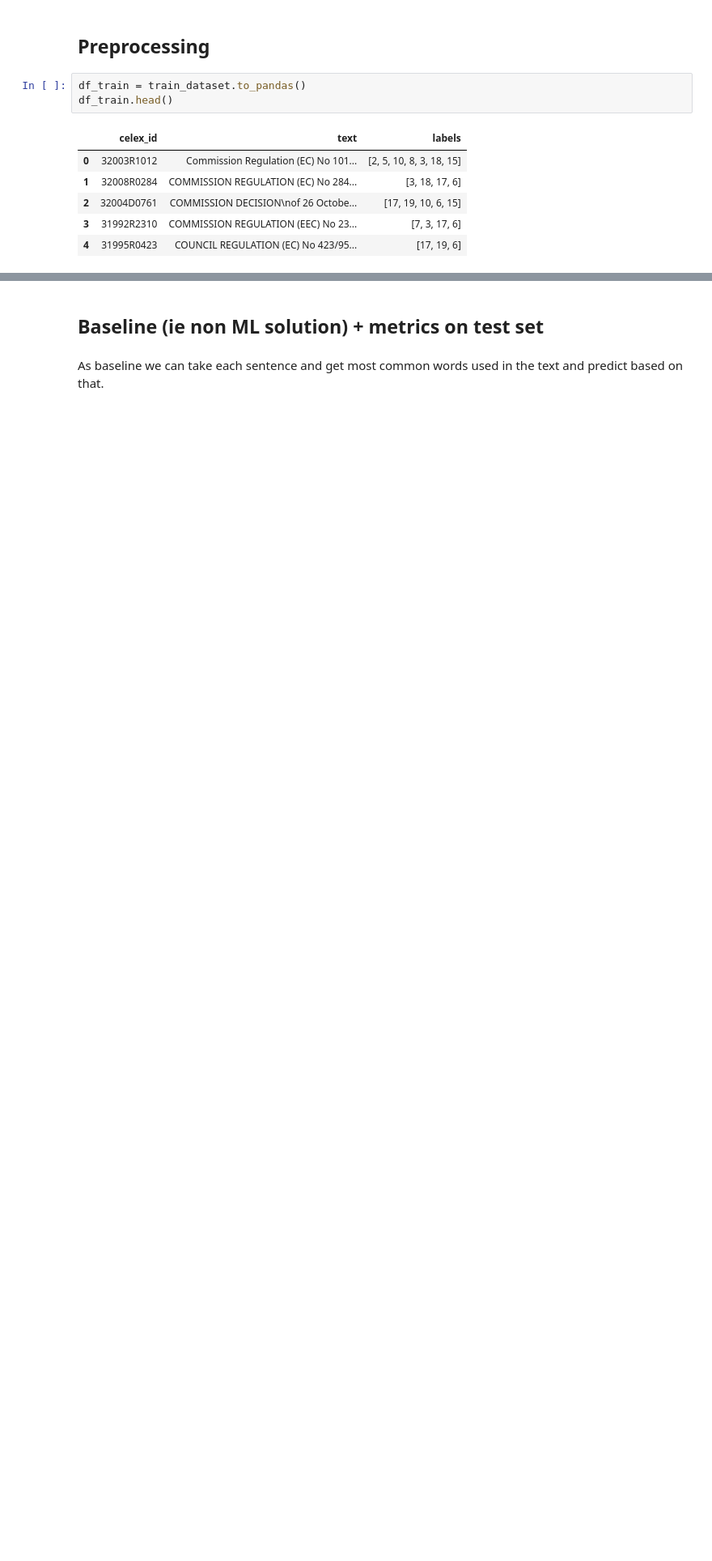
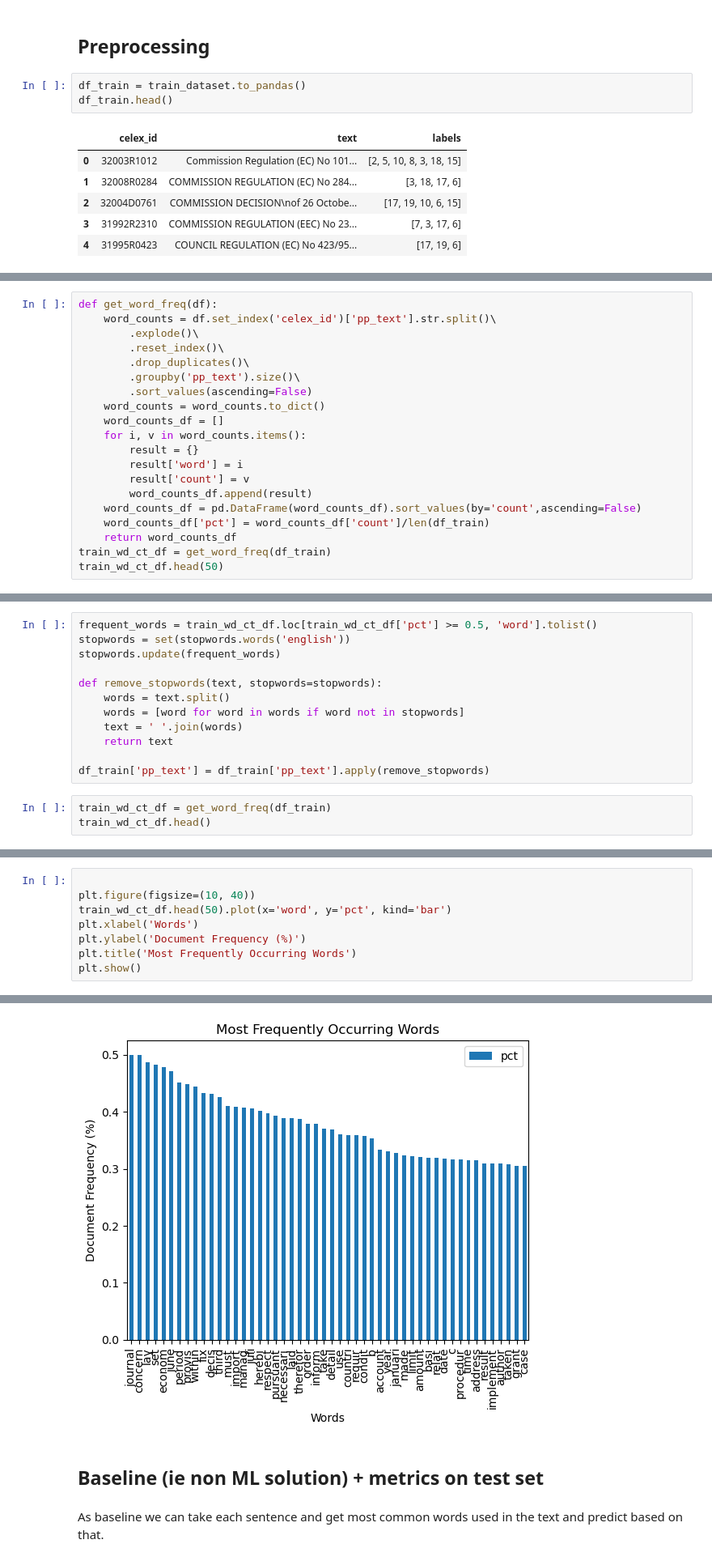
Before and after one commit to marcelo-ghia/NLP-MultiEUREX-multilabel-multiclass-classification, a Jupyter notebook: baseline.ipynb, the cells around one changed output, grey strips where cells are left out. Shown: that part at 81% size. Drawn from its saved outputs; the diff is of its cells as text; blank space fills up the shorter version.

```diff
--- a/baseline.ipynb
+++ b/baseline.ipynb
@@ -212,0 +217,20 @@ council regul ec februari amend regul eec lay respect hop amount aid produc harv
+# %%
+def get_word_freq(df):
+    word_counts = df.set_index('celex_id')['pp_text'].str.split()\
+        .explode()\
+        .reset_index()\
+        .drop_duplicates()\
+        .groupby('pp_text').size()\
+        .sort_values(ascending=False)
+    word_counts = word_counts.to_dict()
+    word_counts_df = []
+    for i, v in word_counts.items():
+        result = {}
+        result['word'] = i
+        result['count'] = v
+        word_counts_df.append(result)
+    word_counts_df = pd.DataFrame(word_counts_df).sort_values(by='count',ascending=False)
+    word_counts_df['pct'] = word_counts_df['count']/len(df_train)
+    return word_counts_df
+train_wd_ct_df = get_word_freq(df_train)
+train_wd_ct_df.head(50)
@@ -212,0 +257,15 @@ council regul ec februari amend regul eec lay respect hop amount aid produc harv
+# %%
+frequent_words = train_wd_ct_df.loc[train_wd_ct_df['pct'] >= 0.5, 'word'].tolist()
+stopwords = set(stopwords.words('english'))
+stopwords.update(frequent_words)
+
+def remove_stopwords(text, stopwords=stopwords):
+    words = text.split()
+    words = [word for word in words if word not in stopwords]
+    text = ' '.join(words)
+    return text
+
+df_train['pp_text'] = df_train['pp_text'].apply(remove_stopwords)
+# %%
+train_wd_ct_df = get_word_freq(df_train)
+train_wd_ct_df.head()
@@ -212,0 +279,9 @@ council regul ec februari amend regul eec lay respect hop amount aid produc harv
+# %%
+
+plt.figure(figsize=(10, 40))
+train_wd_ct_df.head(50).plot(x='word', y='pct', kind='bar')
+plt.xlabel('Words')
+plt.ylabel('Document Frequency (%)')
+plt.title('Most Frequently Occurring Words')
+plt.show()
+# %% [output]
@@ -213,3 +289,4 @@ council regul ec februari amend regul eec lay respect hop amount aid produc harv
+[figure, added]
 # %% [markdown]
 ## Baseline (ie non ML solution) + metrics on test set
 # %% [markdown]
```
Also changed, not shown: parts of 9 cells of this notebook, 2 other files.
